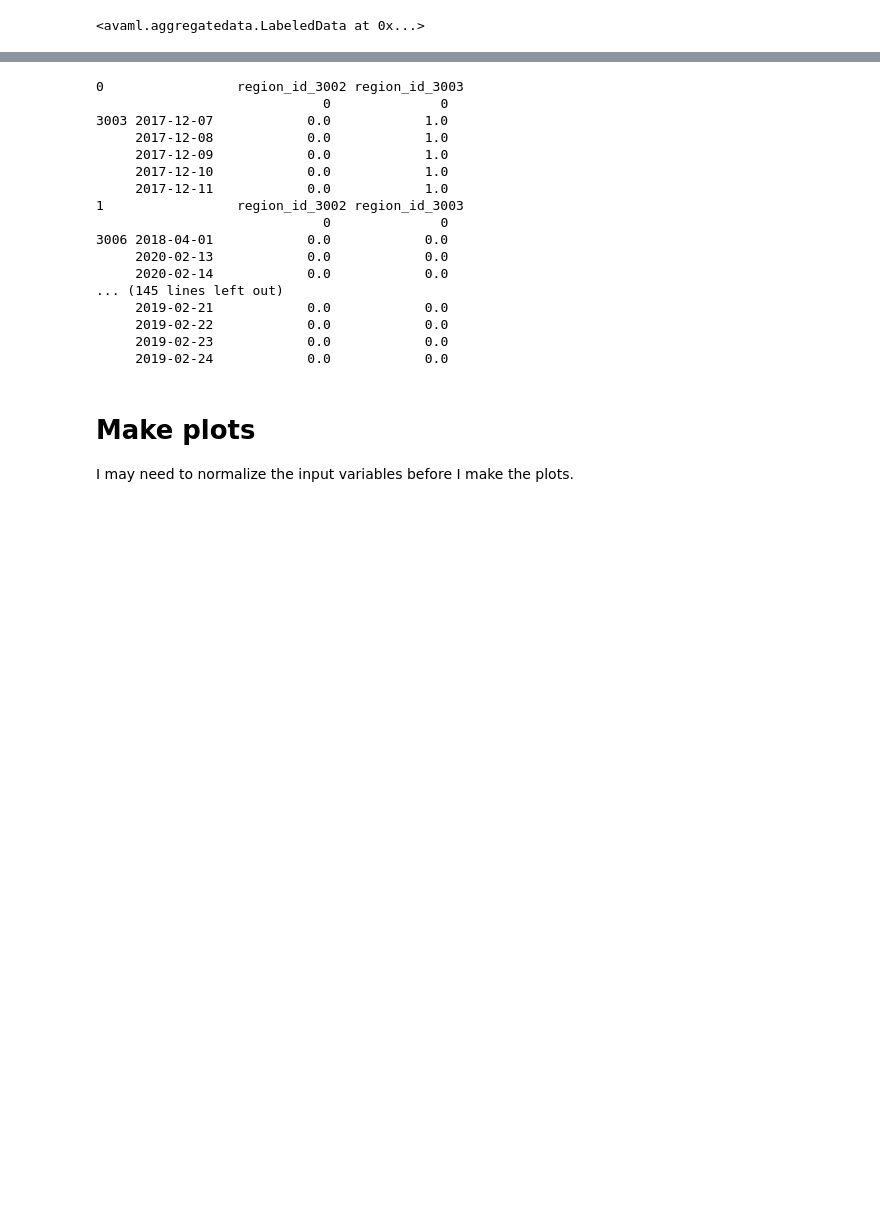
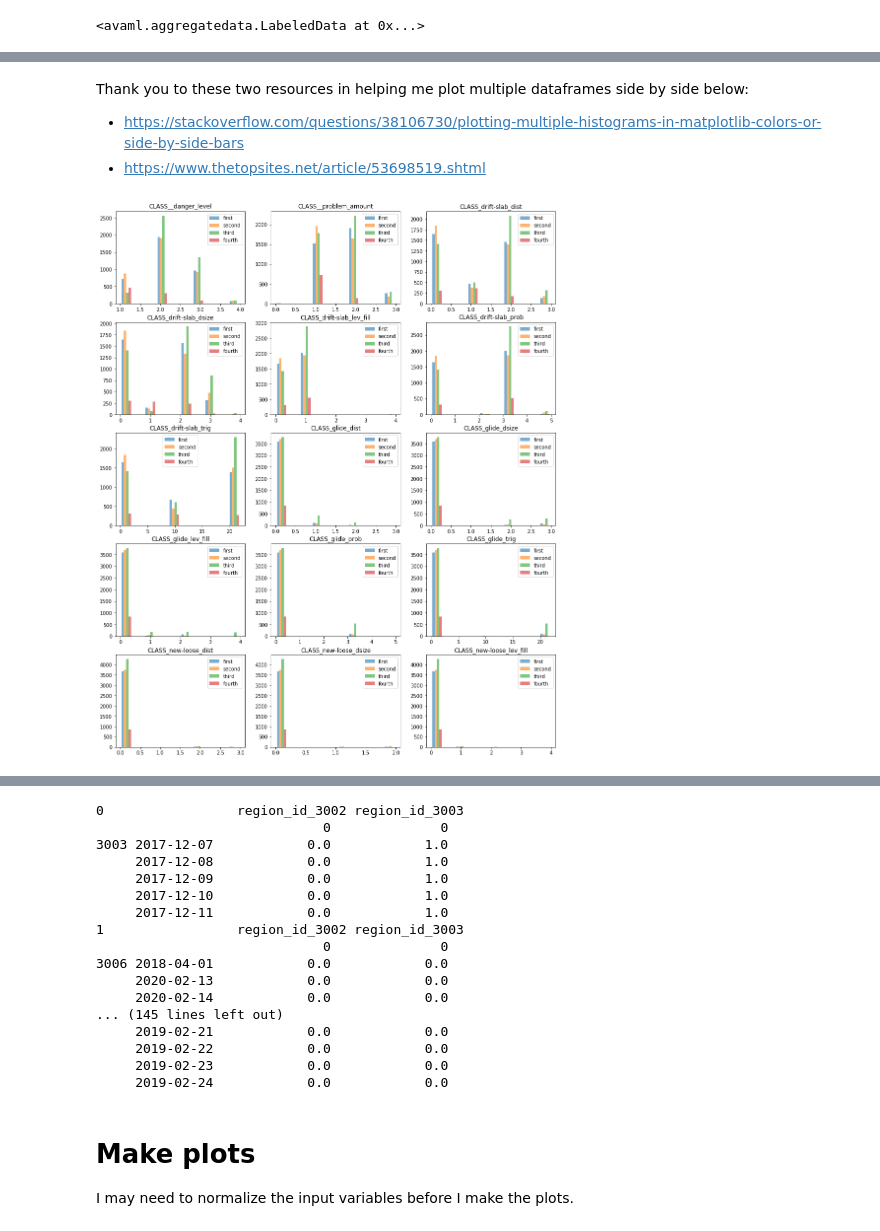
Before and after one commit to NVE/avalanche_ml, a Jupyter notebook: initial_correlations_notebook.ipynb, the cells around one changed output, grey strips where cells are left out. Saved outputs shown, nothing was run; the diff lists cells and outputs as text; code cells hidden in the pictures; blank space fills up the shorter version.

```diff
--- a/initial_correlations_notebook.ipynb
+++ b/initial_correlations_notebook.ipynb
@@ -206,0 +211,10 @@ labeled_data.data
+# %%
+first_data = labeled_data.data.loc[:'2018-05-31']
+second_data = labeled_data.data.loc['2018-12-06':'2019-05-31']
+third_data = labeled_data.data.loc['2019-12-07':'2020-06-14']
+fourth_data = labeled_data.data.loc['2020-12-07':]
+
+first_labels = labeled_data.label.loc[:'2018-05-31']
+second_labels = labeled_data.label.loc['2018-12-06':'2019-05-31']
+third_labels = labeled_data.label.loc['2019-12-07':'2020-06-14']
+fourth_labels = labeled_data.label.loc['2020-12-07':]
@@ -206,0 +256,15 @@ labeled_data.data
+# %%
+season_labels = [first_labels, second_labels, third_labels, fourth_labels]
+season_label_means = [df.mean() for df in season_labels]
+# %%
+label_means_seasons = pd.concat(season_label_means, axis=1)
+label_means_seasons.columns = ['2017-2018', '2018-2019', '2019-2020', '2020-2021']
+
+drop_list = ['MULTI_wet-slab_aspect', 'MULTI_glide_aspect', 'MULTI_new-loose_aspect',
+            'MULTI_new-slab_aspect', 'MULTI_pwl-slab_aspect', 'MULTI_wet-loose_aspect',
+            'MULTI_wet-slab_aspect', 'MULTI_drift-slab_aspect', 'CLASS_glide_cause']
+
+label_means_seasons = label_means_seasons.drop(index=drop_list)
+# %%
+compare_means = pd.concat([label_means_all, label_means_seasons], axis=1).T
+compare_means
@@ -206,0 +279,4 @@ labeled_data.data
+# %% [markdown]
+Thank you to these two resources in helping me plot multiple dataframes side by side below:
+- https://stackoverflow.com/questions/38106730/plotting-multiple-histograms-in-matplotlib-colors-or-side-by-side-bars
+- https://www.thetopsites.net/article/53698519.shtml
@@ -206,0 +327,4 @@ labeled_data.data
+# %%
+plot_label_dist(5, 3, (16, 20), 0, 15)
+# %% [output]
+[figure, added]
```
Also changed, not shown: parts of 46 cells of this notebook.
